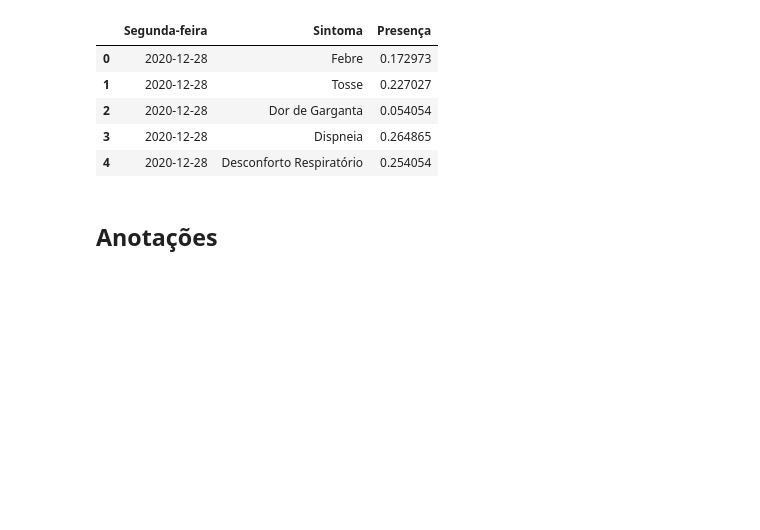
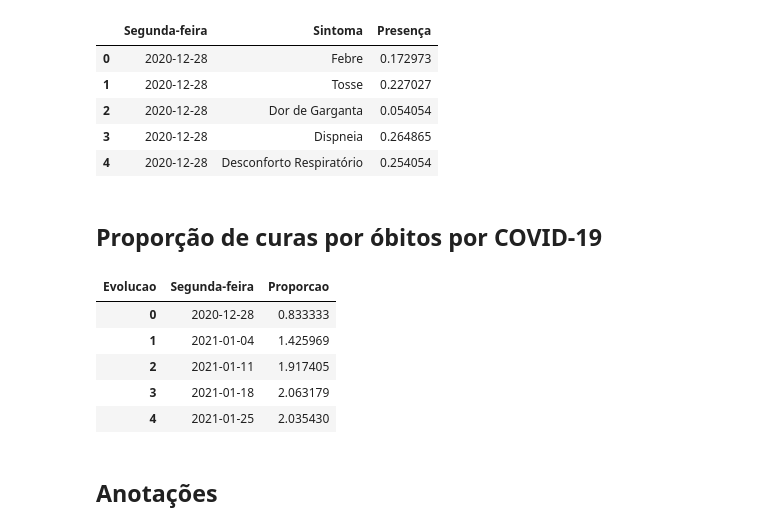
Before and after one commit to flohmannjr/PJI410, a Jupyter notebook: PJI410_dados.ipynb, the cells around one changed output. Saved outputs shown, nothing was run; the diff lists cells and outputs as text; code cells hidden in the pictures; blank space fills up the shorter version.

Commit message:
Add proporção de curas por óbitos por COVID-19

```diff
--- a/PJI410_dados.ipynb
+++ b/PJI410_dados.ipynb
@@ -946,3 +946,29 @@ df_sintomas_semana[:5]
 | 4 | 2020-12-28 | Desconforto Respiratório | 0.254054 |
 # %%
 # df_sintomas_semana.to_csv('/content/PJI410_sintomas_semana.csv', index=False)
+# %% [markdown]
+## Proporção de curas por óbitos por COVID-19
+# %%
+df_cura_obito = df[['DT_NOTIFIC', 'EVOLUCAO']][(df['EVOLUCAO'].isin([1, 2])) & (df['CLASSI_FIN'] == 5)].value_counts().sort_index().reset_index()
+df_cura_obito.columns = ['Data', 'Evolucao', 'Quantidade']
+
+for i, co in df_cura_obito.iterrows():
+    df_cura_obito.loc[i, 'Segunda-feira'] = co['Data'] - np.timedelta64(co['Data'].dayofweek, 'D')
+
+df_cura_obito.drop(['Data'], axis=1, inplace=True)
+
+df_cura_obito = df_cura_obito.groupby(by=['Segunda-feira', 'Evolucao']).sum()
+df_cura_obito = df_cura_obito.pivot_table(index='Segunda-feira', columns='Evolucao', values='Quantidade').reset_index()
+
+df_cura_obito['Proporcao'] = df_cura_obito[1] / df_cura_obito[2]
+
+df_cura_obito.drop([1, 2], axis=1, inplace=True)
+# %%
+df_cura_obito[:5]
+# %% [output]
+| Evolucao | Segunda-feira | Proporcao |
+| 0 | 2020-12-28 | 0.833333 |
+| 1 | 2021-01-04 | 1.425969 |
+| 2 | 2021-01-11 | 1.917405 |
+| 3 | 2021-01-18 | 2.063179 |
+| 4 | 2021-01-25 | 2.035430 |
```
Also changed, not shown: parts of 5 cells of this notebook.
